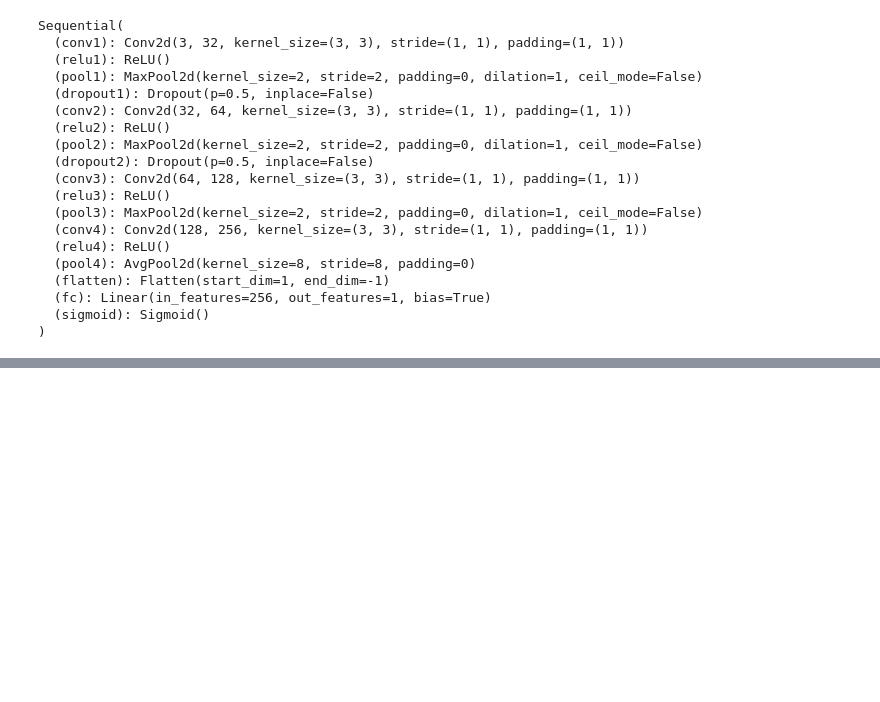
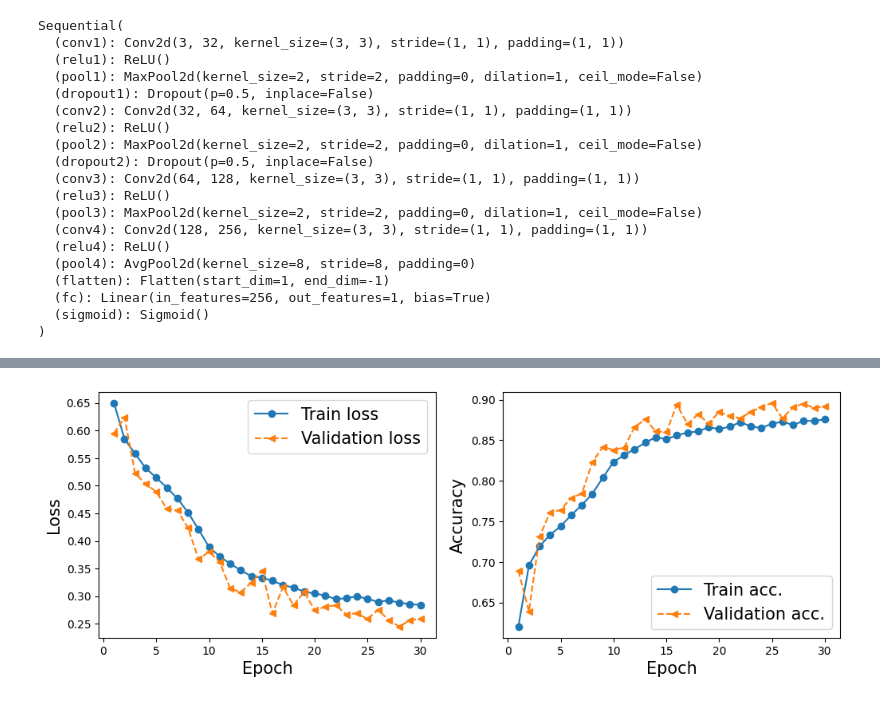
Before and after one commit to notsubash/ML-DL-implementations, a Jupyter notebook: miniprojects/smile_classification.ipynb, the cells around one changed output, grey strips where cells are left out. Cells and saved outputs as stored; diff of their text form; code cells hidden in the pictures; blank space fills up the shorter version.

```diff
--- a/miniprojects/smile_classification.ipynb
+++ b/miniprojects/smile_classification.ipynb
@@ -364,18 +368,22 @@ Epoch 13 accuracy: 0.8471 val accuracy: 0.8760
 # %%
 # visualizing the learning curve and comparison of train and validation loss and accuracies
 x_arr = np.arange(len(hist[0])) +1
 fig = plt.figure(figsize=(12, 4))
 ax = fig.add_subplot(1, 2, 1)
 ax.plot(x_arr, hist[0], '-o', label='Train loss')
 ax.plot(x_arr, hist[1], '--<', label='Validation loss')
 ax.legend(fontsize=15)
+ax.set_xlabel('Epoch', size=15)
+ax.set_ylabel('Loss', size=15)
 ax = fig.add_subplot(1, 2, 2)
 ax.plot(x_arr, hist[2], '-o', label='Train acc.')
 ax.plot(x_arr, hist[3], '--<', label='Validation acc.')
 ax.legend(fontsize=15)
 ax.set_xlabel('Epoch', size=15)
 ax.set_ylabel('Accuracy', size=15)
 plt.show()
+# %% [output]
+[figure, added]
 # %%
 # evaluating the model on test dataset
 accuracy_test = 0
```
Also changed, not shown: parts of 3 cells of this notebook.
